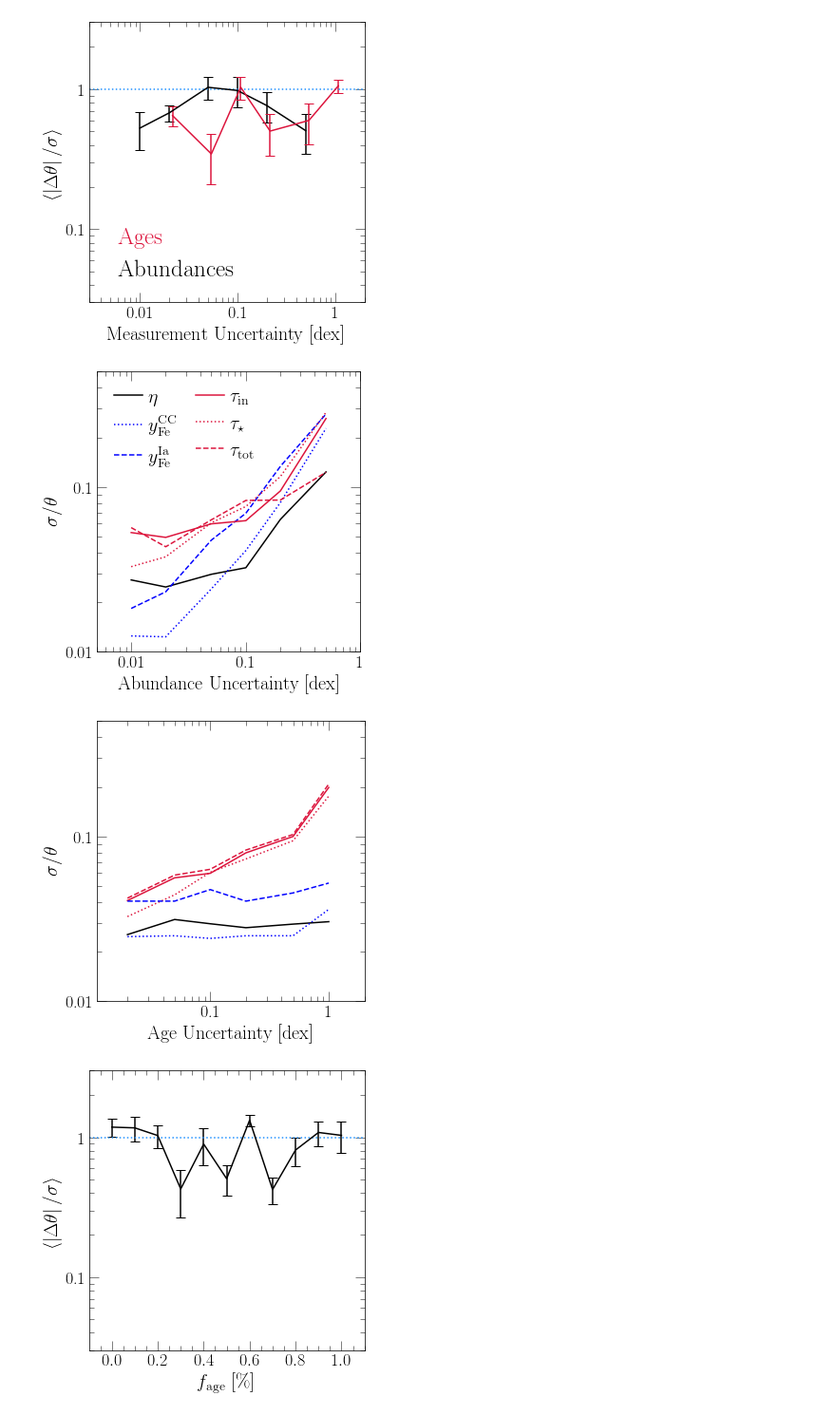
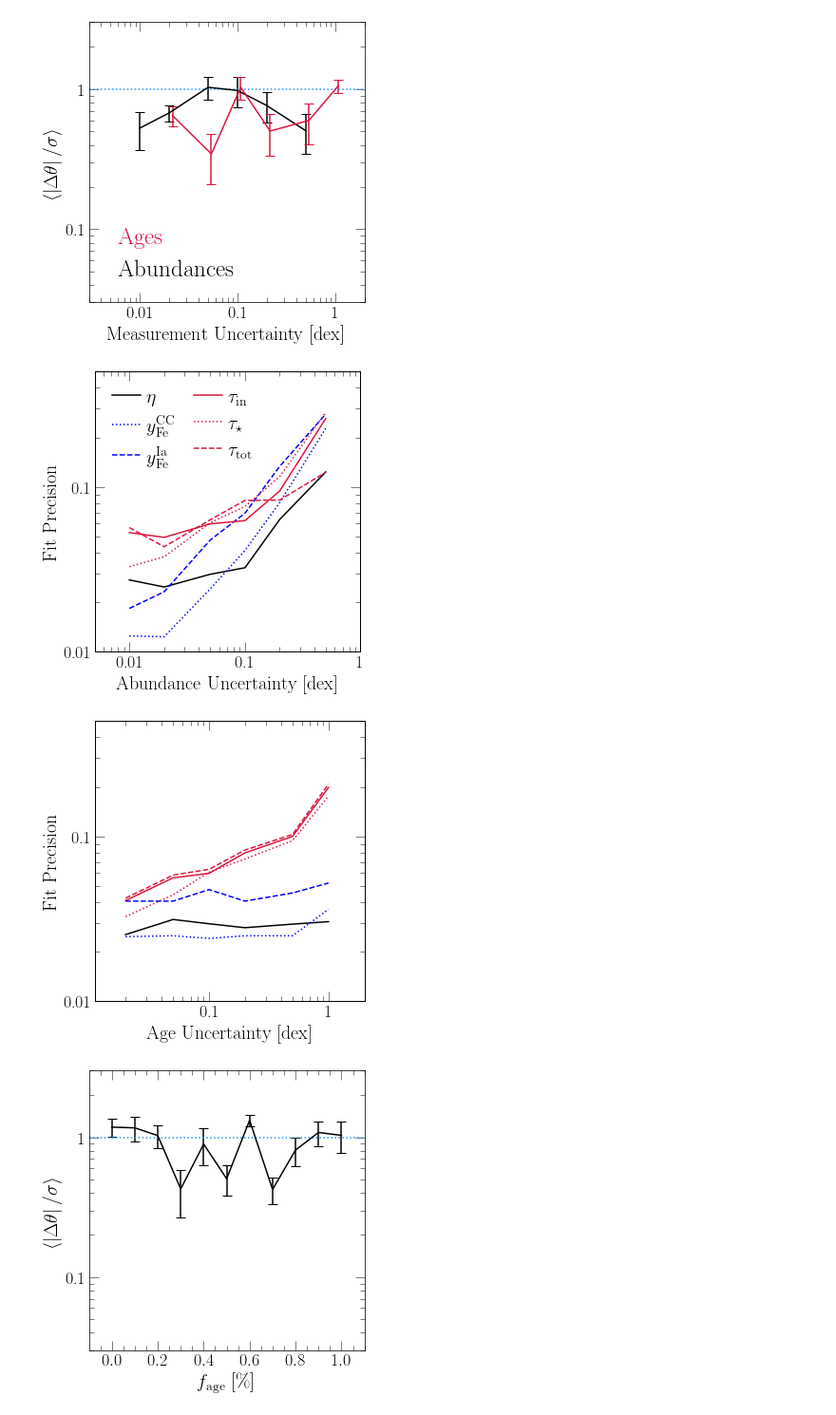
Before and after one commit to giganano/h3halo, a Jupyter notebook: notebooks/paperplots.ipynb, the cells around one changed output. Shown at 95% size. Cells and saved outputs as stored; diff of their text form; code cells hidden in the pictures.

```diff
--- a/notebooks/paperplots.ipynb
+++ b/notebooks/paperplots.ipynb
@@ -840,7 +841,8 @@ ax.set_yscale("log")
 ax.xaxis.set_major_formatter(fsf("%g"))
 ax.yaxis.set_major_formatter(fsf("%g"))
 ax.set_xlabel("Sample Size")
-ax.set_ylabel(r"$\sigma/\theta$")
+# ax.set_ylabel(r"$\sigma/\theta$")
+ax.set_ylabel(r"Fit Precision")
 ax.set_xlim([5, 5000])
 ax.set_ylim([0.01, 0.5])
 
@@ -950,7 +952,8 @@ ax.set_yscale("log")
 ax.xaxis.set_major_formatter(fsf("%g"))
 ax.yaxis.set_major_formatter(fsf("%g"))
 ax.set_xlabel("Abundance Uncertainty [dex]")
-ax.set_ylabel(r"$\sigma/\theta$")
+# ax.set_ylabel(r"$\sigma/\theta$")
+ax.set_ylabel("Fit Precision")
 ax.set_xlim([0.005, 1])
 ax.set_ylim([0.01, 0.5])
 
@@ -963,34 +966,34 @@ labels = [r"$\tau_\text{in}$", r"$\eta$", r"$\tau_\star$",
 # for i in range(dim):
 for i in [1, 4, 5, 0, 2, 3]:
     yvals = []
     for p in precisions:
         rederived = rederived_abundanceprecision[p]
         sigma = (rederived[i][1] + rederived[i][2]) / 2
         yvals.append(sigma / rederived[i][0])
     kwargs = {
         "c": named_colors()[colors[i]],
         "linestyle": linestyles[i],
         "label": labels[i]
     }
     ax.plot(precisions, yvals, **kwargs)
 
 kwargs = {
     "loc": mpl_loc("upper left"),
     "fontsize": 20,
     "ncol": 2,
     "columnspacing": 1,
     "handlelength": 1.5
 }
 leg = ax.legend(**kwargs)
 
 plt.tight_layout()
 for ext in ["pdf", "jpeg"]:
     kwargs = {}
     if ext == "jpeg": kwargs["dpi"] = 200
     plt.savefig("../paper/precision_abundanceuncertainty.%s" % (ext), **kwargs)
 plt.show()
 # %% [output]
-[figure, old version]
+[figure, new version]
 # %%
 fig = plt.figure()
 ax = fig.add_subplot(111)
@@ -999,7 +1002,8 @@ ax.set_yscale("log")
 ax.xaxis.set_major_formatter(fsf("%g"))
 ax.yaxis.set_major_formatter(fsf("%g"))
 ax.set_xlabel("Age Uncertainty [dex]")
-ax.set_ylabel(r"$\sigma/\theta$")
+# ax.set_ylabel(r"$\sigma/\theta$")
+ax.set_ylabel("Fit Precision")
 ax.set_xlim([0.011, 2])
 ax.set_ylim([0.01, 0.5])
 
@@ -1035,7 +1039,7 @@ for ext in ["pdf", "jpeg"]:
     plt.savefig("../paper/precision_ageuncertainty.%s" % (ext), **kwargs)
 plt.show()
 # %% [output]
-[figure, old version]
+[figure, new version]
 # %%
 fig = plt.figure()
 ax = fig.add_subplot(111)
```
Also changed, not shown: parts of 6 cells of this notebook, 20 other files.
